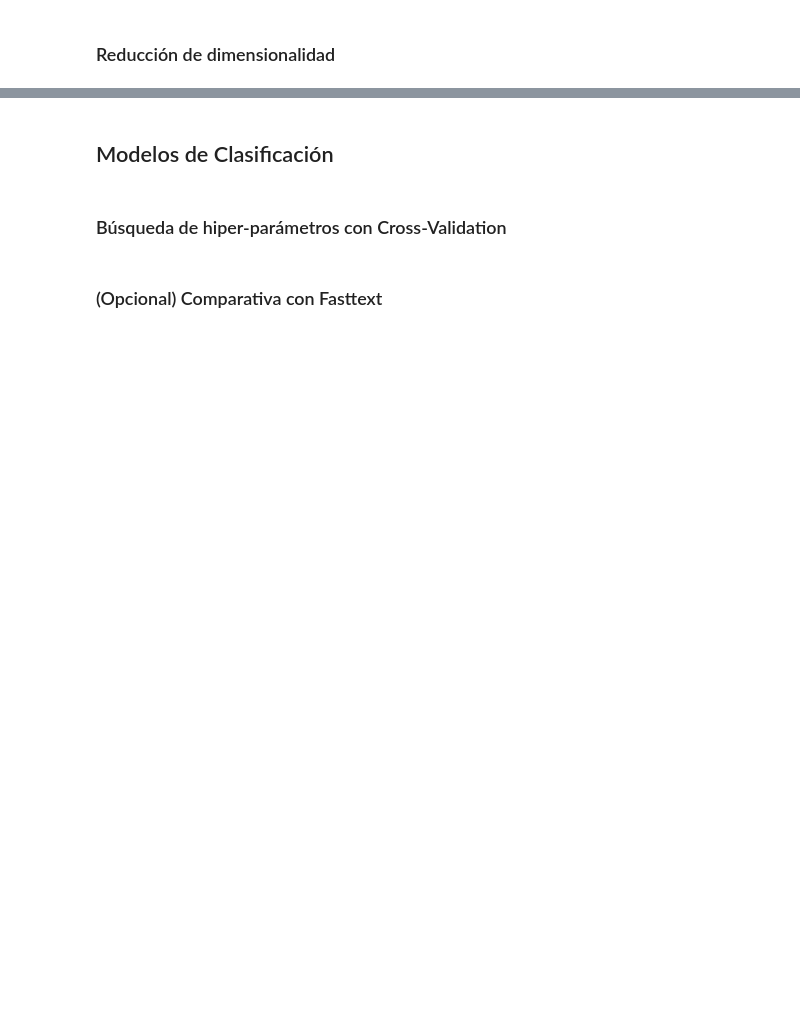
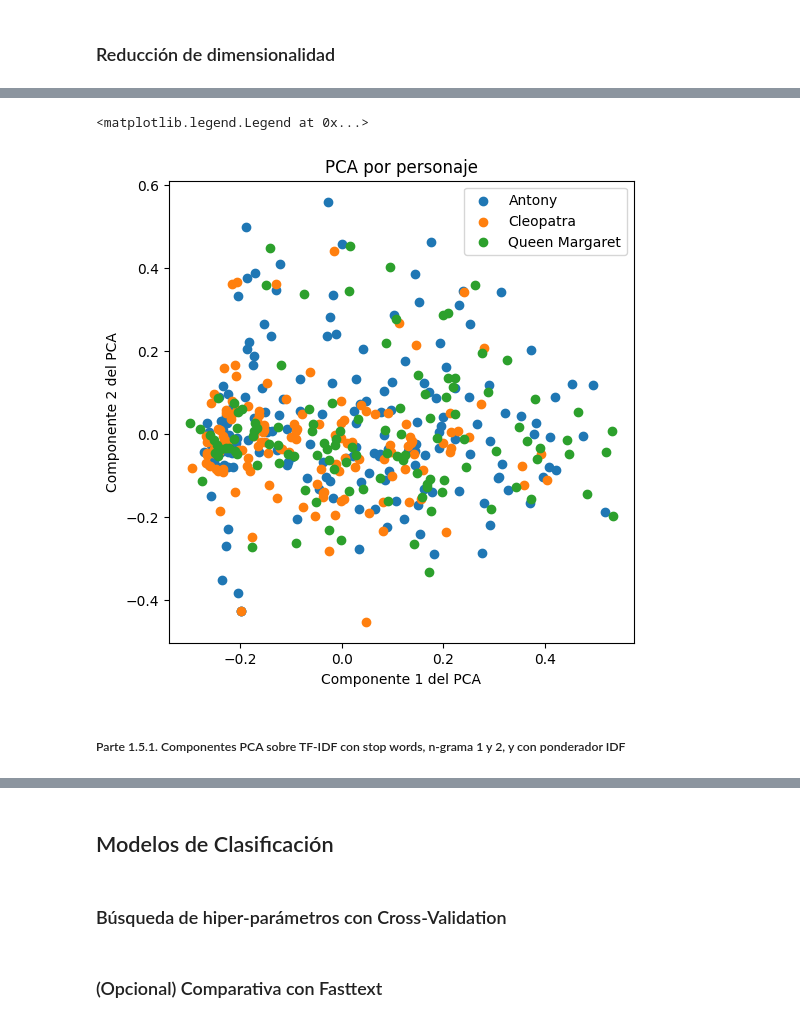
Before and after one commit to lupish/introcd_grupo_17, a Jupyter notebook: Tarea_2/shakespeare_tarea_2.ipynb, the cells around one changed output, grey strips where cells are left out. Drawn from its saved outputs; the diff is of its cells as text; code cells hidden in the pictures; blank space fills up the shorter version.

```diff
--- a/Tarea_2/shakespeare_tarea_2.ipynb
+++ b/Tarea_2/shakespeare_tarea_2.ipynb
@@ -352,6 +406,6 @@ NameError: name 'X_train_counts' is not defined
 # %%
-# TODO: Realizar PCA sobre los datos de entrenamiento
-# reductor = ...
+reductor = PCA(n_components=2)
 
 # Transformar train
 X_train_red = reductor.fit_transform(X_train_tf.toarray())
+X_train_red
@@ -358,9 +430,16 @@ X_train_red = reductor.fit_transform(X_train_tf.toarray())
 # %%
 # Visualización de las dos primeras componentes de PCA
 fig, ax = plt.subplots(figsize=(6, 6))
 for character in np.unique(y_train):
     mask_train = y_train == character
     ax.scatter(X_train_red[mask_train, 0], X_train_red[mask_train, 1], label=character)
 
 ax.set_title("PCA por personaje")
+plt.xlabel("Componente 1 del PCA")
+plt.ylabel("Componente 2 del PCA")
 ax.legend()
+# %% [output]
+<matplotlib.legend.Legend at 0x...>
+[figure, added]
+# %% [markdown]
+##### Parte 1.5.1. Componentes PCA sobre TF-IDF con stop words, n-grama 1 y 2, y con ponderador IDF
```
Also changed, not shown: parts of 17 cells of this notebook.
